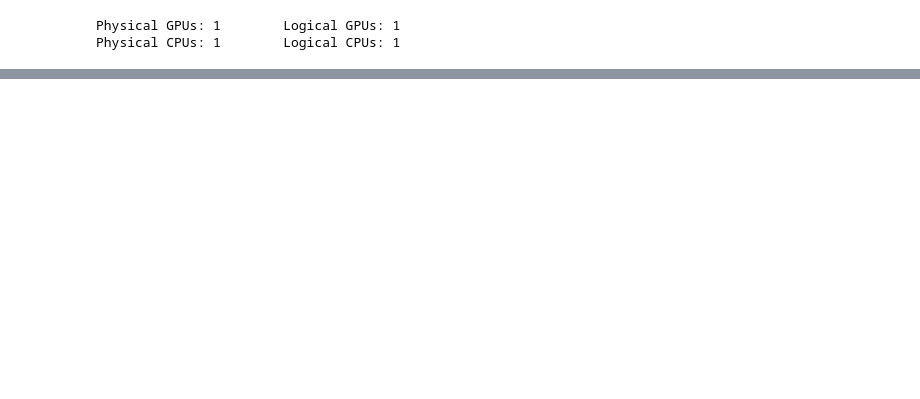
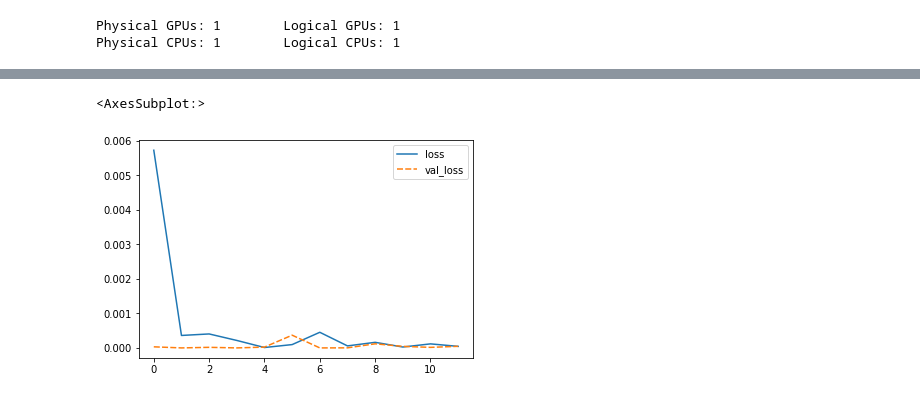
Before and after one commit to suvrodeep/Playing-with-Neural-Networks, a Jupyter notebook: rnn_LSTM_basic.ipynb, the cells around one changed output, grey strips where cells are left out. Cells and saved outputs as stored; diff of their text form; code cells hidden in the pictures; blank space fills up the shorter version.

```diff
--- a/rnn_LSTM_basic.ipynb
+++ b/rnn_LSTM_basic.ipynb
@@ -31,7 +31,7 @@ def train_test_split(df, test_perct=0.1, scale=False):
         scaled_train = scaler.transform(train)
         scaled_test = scaler.transform(test)
 
-        return scaled_train, scaled_test
+        return scaled_train, scaled_test, scaler
     else:
         return train, test
 # %%
@@ -42,7 +42,7 @@ class make_generator:
             self.gen_name = gen_name
             self.val_split = val_split
         else:
-            print("Not a valid Generator name")
+            print("Not a valid Generator class name")
 
     def generator(self, data, length, batch_size=1):
         gen_name = self.gen_name
@@ -56,7 +56,6 @@ class make_generator:
 
             if len(val_data) <= length:
                 print("Length is equal to or less than validation data length. Please reduce Length or increase validation split")
-                return None
             else:
                 train_generator = TimeseriesGenerator(train_data, train_data, length=length, batch_size=batch_size)
                 val_generator = TimeseriesGenerator(val_data, val_data, length=length, batch_size=batch_size)
@@ -102,9 +101,12 @@ Physical GPUs: 1        Logical GPUs: 1
 Physical CPUs: 1        Logical CPUs: 1
 # %%
 actual_data = gen_data()
-train_set, test_set = train_test_split(df=actual_data, scale=True)
+train_set, test_set, scaler = train_test_split(df=actual_data, scale=True)
 # %%
-train_gen, val_gen = make_generator(gen_name='train_val', val_split=0.2).generator(data=train_set, length=length)
+length = 40
+n_features = 1
+
+train_gen, val_gen = make_generator(gen_name='train_val', val_split=0.1).generator(data=train_set, length=length)
 test_gen = make_generator(gen_name='test').generator(data=test_set, length=length)
 # %%
 # Fit model
@@ -138,0 +137,6 @@ Epoch 4/20
+# %%
+losses = pd.DataFrame(model.history.history)
+sns.lineplot(data=losses)
+# %% [output]
+<AxesSubplot:>
+[figure, added]
```
Also changed, not shown: parts of 7 cells of this notebook, 1 other file.
